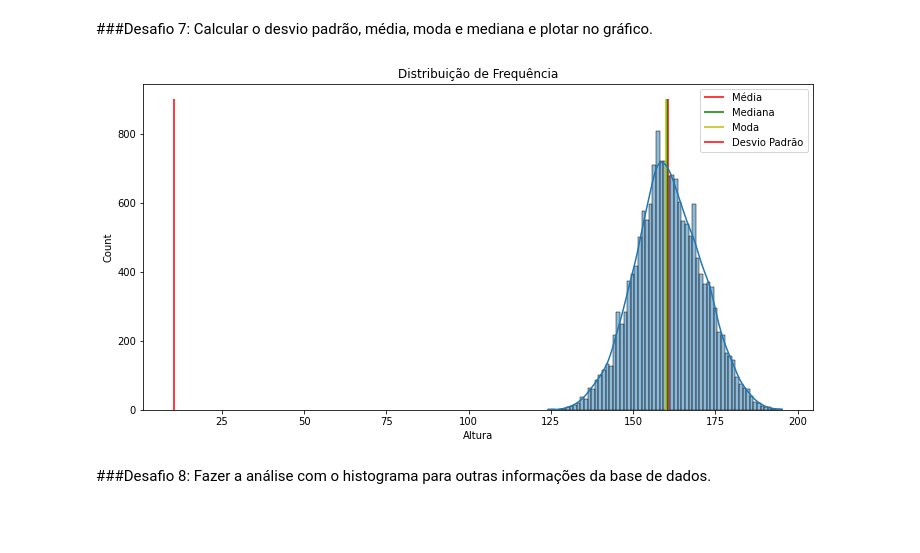
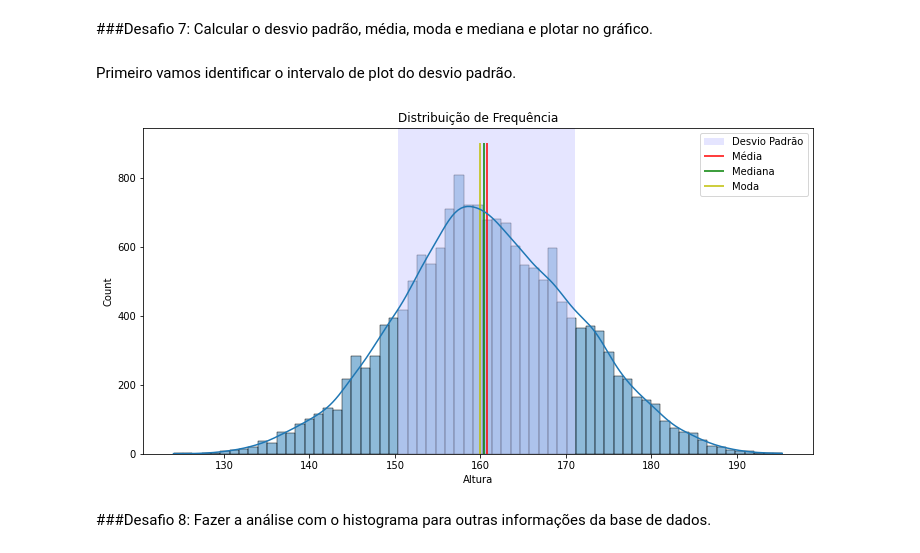
Before and after one commit to AdamStamm/bootcamp_alura, a Jupyter notebook: Notebooks/Bootcamp_Data_Science_Modulo_3.ipynb, the cells around one changed output. Cells and saved outputs as stored; diff of their text form; code cells hidden in the pictures; blank space fills up the shorter version.

```diff
--- a/Notebooks/Bootcamp_Data_Science_Modulo_3.ipynb
+++ b/Notebooks/Bootcamp_Data_Science_Modulo_3.ipynb
@@ -819,23 +819,29 @@ ax;
 O histograma pode trazer boas informações, no entanto, ele possui certas limitações, como quando, por exemplo, precisamos analisar diversas variáveis, como a idade.
 # %% [markdown]
 ###Desafio 7: Calcular o desvio padrão, média, moda e mediana e plotar no gráfico.
+# %% [markdown]
+Primeiro vamos identificar o intervalo de plot do desvio padrão.
+# %%
+#Calculando o devio padrão acima e abaixo da média.
+desvio_acima = dados['VB17004'].mean() + dados['VB17004'].std()
+desvio_abaixo = dados['VB17004'].mean() - dados['VB17004'].std()
 # %%
 import matplotlib.pyplot as plt
 #plotando o histograma da altura
 ax = sns.histplot(data = dados, x = 'VB17004', kde=True)
 #definindo o tamanho do plot
 ax.figure.set_size_inches(12,6)
 #setando título e label x
 ax.set_title('Distribuição de Frequência')
 ax.set_xlabel('Altura')
 ax.vlines(dados['VB17004'].mean(), ymin=0, ymax=900, color='r', label='Média')
 ax.vlines(dados['VB17004'].median(), ymin=0, ymax=900, color='g',label='Mediana')
 ax.vlines(dados['VB17004'].mode(), ymin=0, ymax=900, color='y', label='Moda')
-ax.vlines(dados['VB17004'].std(), ymin=0, ymax=900, color='r', label='Desvio Padrão')
+ax.axvspan(desvio_abaixo, desvio_acima, facecolor=(0.8,0.8,1), alpha=0.5, label="Desvio Padrão")
 plt.legend()
 ax;
 # %% [output]
-[figure, old version]
+[figure, new version]
 # %% [markdown]
 ###Desafio 8: Fazer a análise com o histograma para outras informações da base de dados.
 # %%
```
